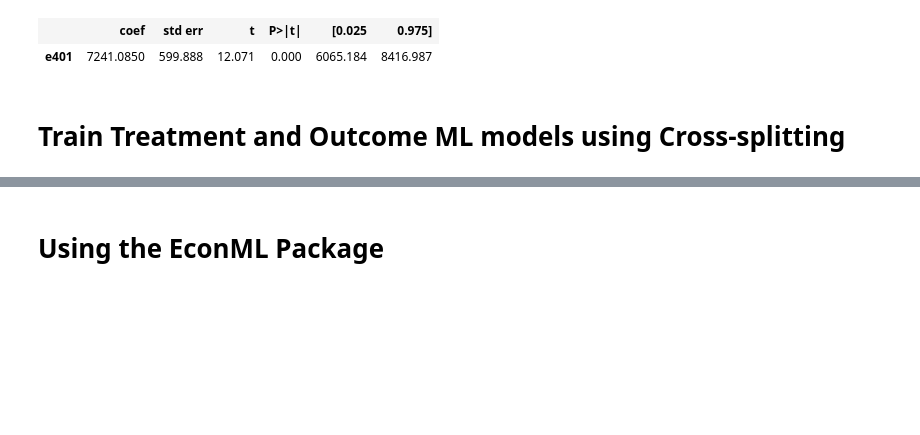
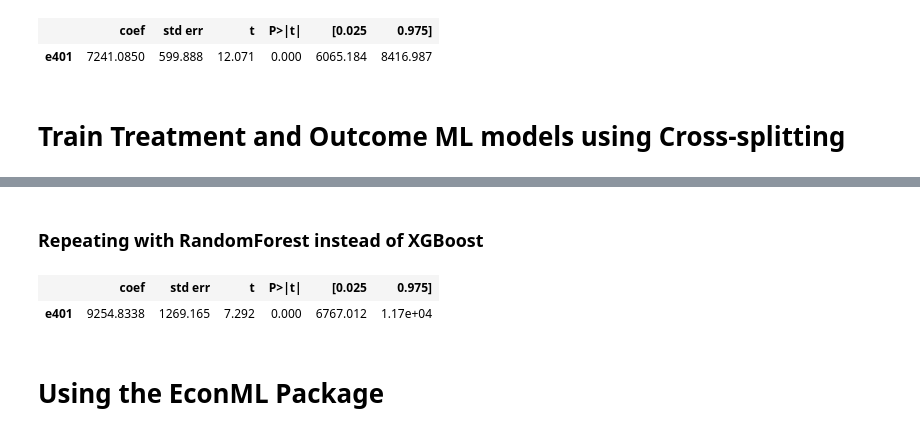
Before and after one commit to rodonn/causal, a Jupyter notebook: notebooks/session_4/2_DML.ipynb, the cells around one changed output, grey strips where cells are left out. Cells and saved outputs as stored; diff of their text form; code cells hidden in the pictures; blank space fills up the shorter version.

```diff
--- a/notebooks/session_4/2_DML.ipynb
+++ b/notebooks/session_4/2_DML.ipynb
@@ -193,2 +246,22 @@ sm.OLS(Y_resid, T_resid).fit().summary().tables[1]
+# %% [markdown]
+### Repeating with RandomForest instead of XGBoost
+# %%
+from sklearn.ensemble import RandomForestRegressor, RandomForestClassifier
+
+# Fit model to predict T
+treatment_model = RandomForestClassifier()
+T_pred = cross_val_predict(treatment_model, df[X], df[T], cv=splitter, method='predict_proba')[:, 1]
+T_resid = df[T] - T_pred
+
+# Fit model to predict Y
+outcome_model = RandomForestRegressor()
+Y_pred = cross_val_predict(outcome_model, df[X], df[Y], cv=splitter)
+Y_resid = df[Y] - Y_pred
+
+# Fit linear regression on the residuals
+sm.OLS(Y_resid, T_resid).fit().summary().tables[1]
+# %% [output]
+|  | coef | std err | t | P>|t| | [0.025 | 0.975] |
+| e401 | 9254.8338 | 1269.165 | 7.292 | 0.000 | 6767.012 | 1.17e+04 |
 # %% [markdown]
 # Using the EconML Package
```
Also changed, not shown: parts of 10 cells of this notebook, 3 other files.
